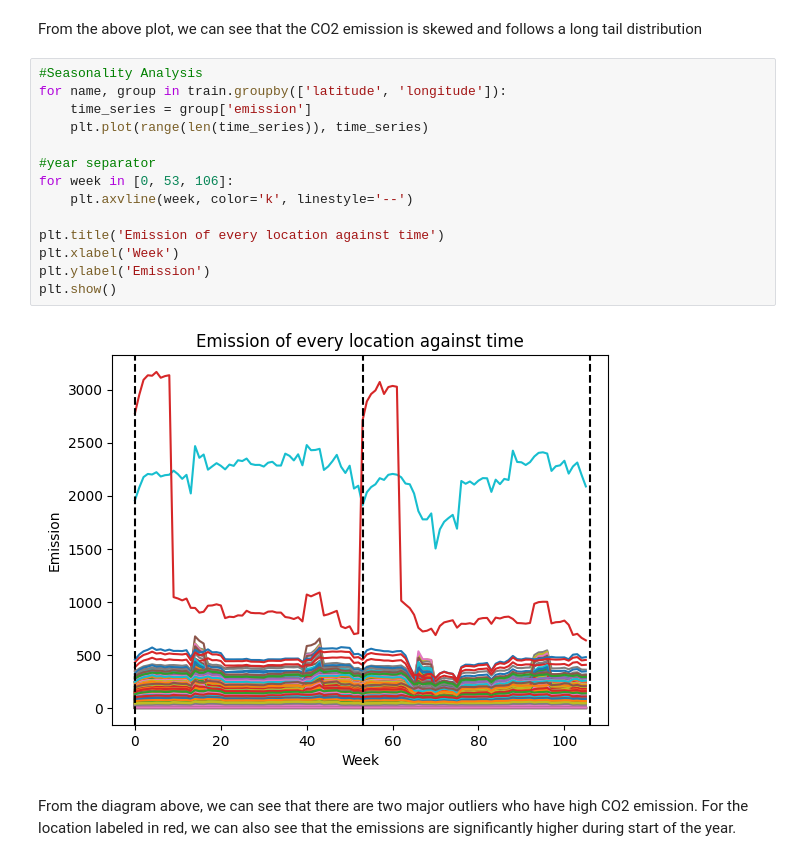
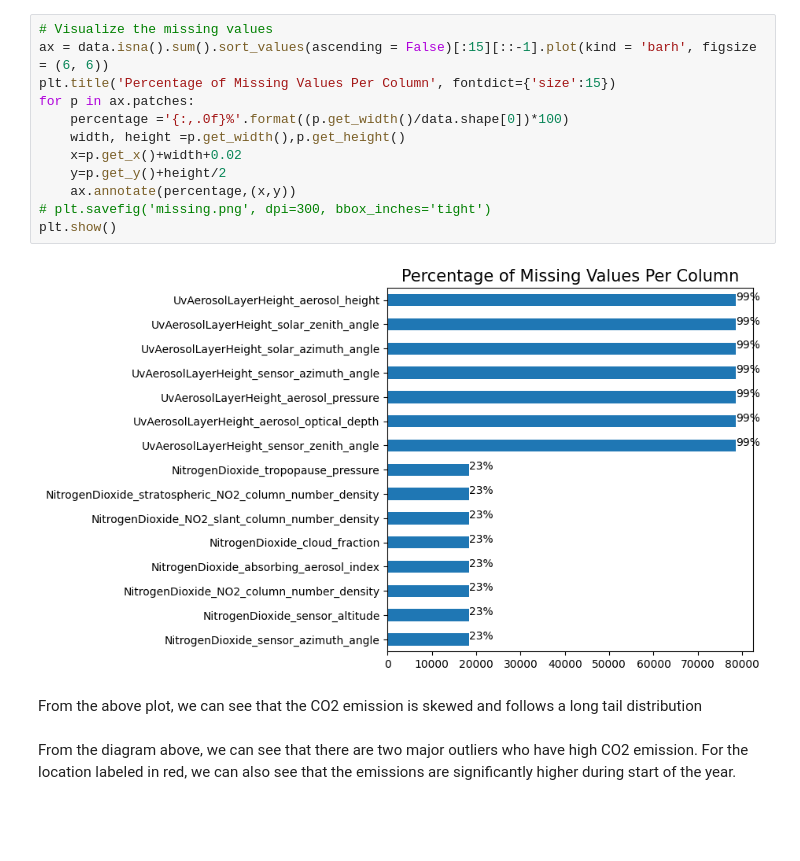
Before and after one commit to clhperry/brown-data1030, a Jupyter notebook: rwanda-co2-emission.ipynb, the cells around one changed output. Cells and saved outputs as stored; diff of their text form; blank space fills up the shorter version.

```diff
--- a/rwanda-co2-emission.ipynb
+++ b/rwanda-co2-emission.ipynb
@@ -94,20 +104,18 @@ plt.show()
+# %%
+# Visualize the missing values
+ax = data.isna().sum().sort_values(ascending = False)[:15][::-1].plot(kind = 'barh', figsize = (6, 6))
+plt.title('Percentage of Missing Values Per Column', fontdict={'size':15})
+for p in ax.patches:
+    percentage ='{:,.0f}%'.format((p.get_width()/data.shape[0])*100)
+    width, height =p.get_width(),p.get_height()
+    x=p.get_x()+width+0.02
+    y=p.get_y()+height/2
+    ax.annotate(percentage,(x,y))
+# plt.savefig('missing.png', dpi=300, bbox_inches='tight')
+plt.show()
+# %% [output]
+[figure, added]
 # %% [markdown]
 From the above plot, we can see that the CO2 emission is skewed and follows a long tail distribution
-# %%
-#Seasonality Analysis
-for name, group in train.groupby(['latitude', 'longitude']):
-    time_series = group['emission']
-    plt.plot(range(len(time_series)), time_series)
-
-#year separator
-for week in [0, 53, 106]:
-    plt.axvline(week, color='k', linestyle='--')
-
-plt.title('Emission of every location against time')
-plt.xlabel('Week')
-plt.ylabel('Emission')
-plt.show()
-# %% [output]
-[figure, removed]
 # %% [markdown]
 From the diagram above, we can see that there are two major outliers who have high CO2 emission. For the location labeled in red, we can also see that the emissions are significantly higher during start of the year.
```
Also changed, not shown: parts of 41 cells of this notebook.
